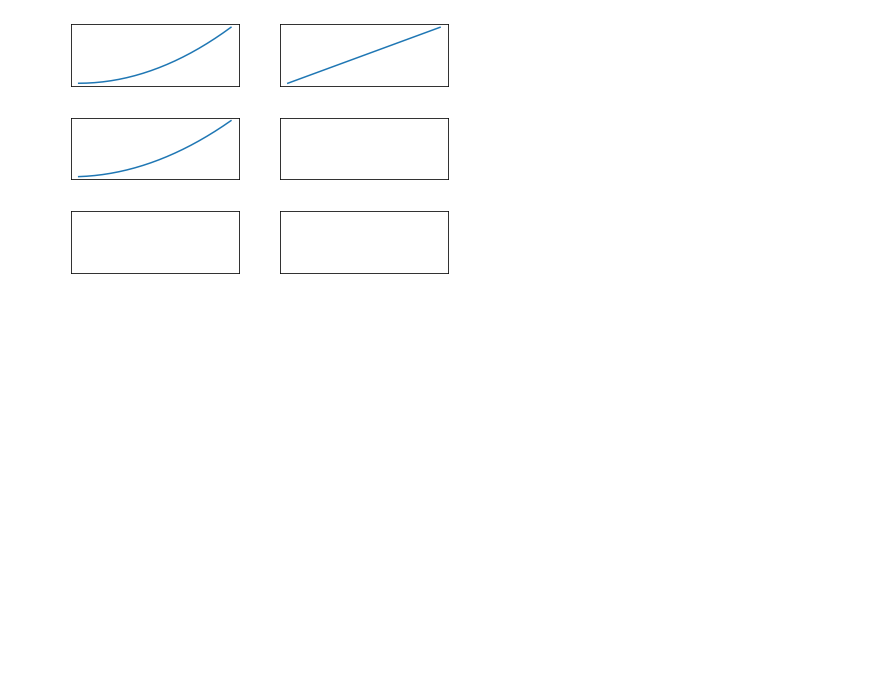
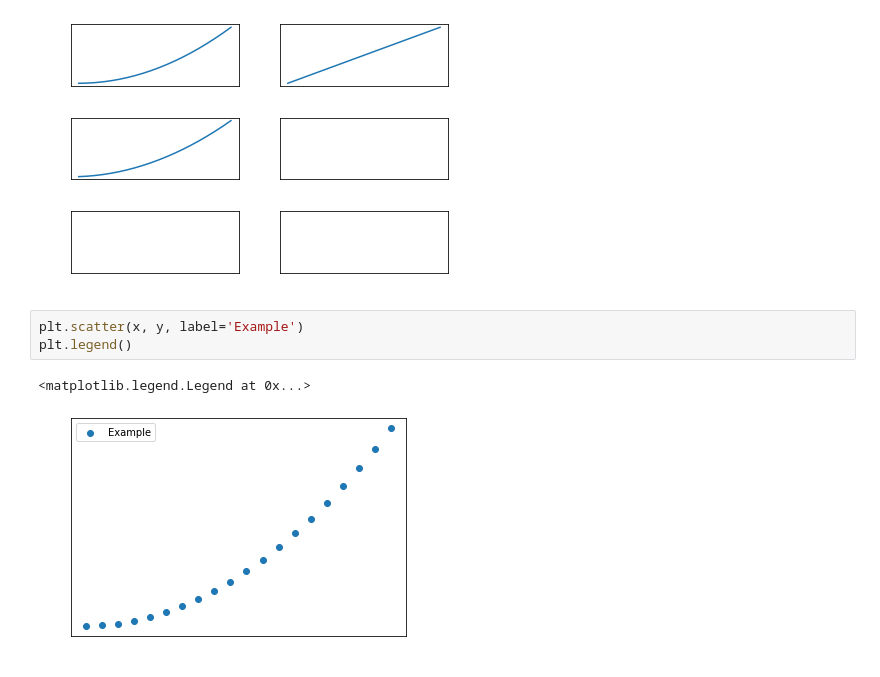
Before and after one commit to Shdevsir/UdemyBootcamp, a Jupyter notebook: practice/matplotlib_practice.ipynb, the cells around one changed output. Cells and saved outputs as stored; diff of their text form; blank space fills up the shorter version.

```diff
--- a/practice/matplotlib_practice.ipynb
+++ b/practice/matplotlib_practice.ipynb
@@ -35,4 +35,10 @@ plt.subplot(3, 2, 6)
 plt.tight_layout()
 # %% [output]
 [figure]
+# %%
+plt.scatter(x, y, label='Example')
+plt.legend()
+# %% [output]
+<matplotlib.legend.Legend at 0x...>
+[figure, added]
 # %%
```
Also changed, not shown: parts of 9 cells of this notebook, 8 other files.
